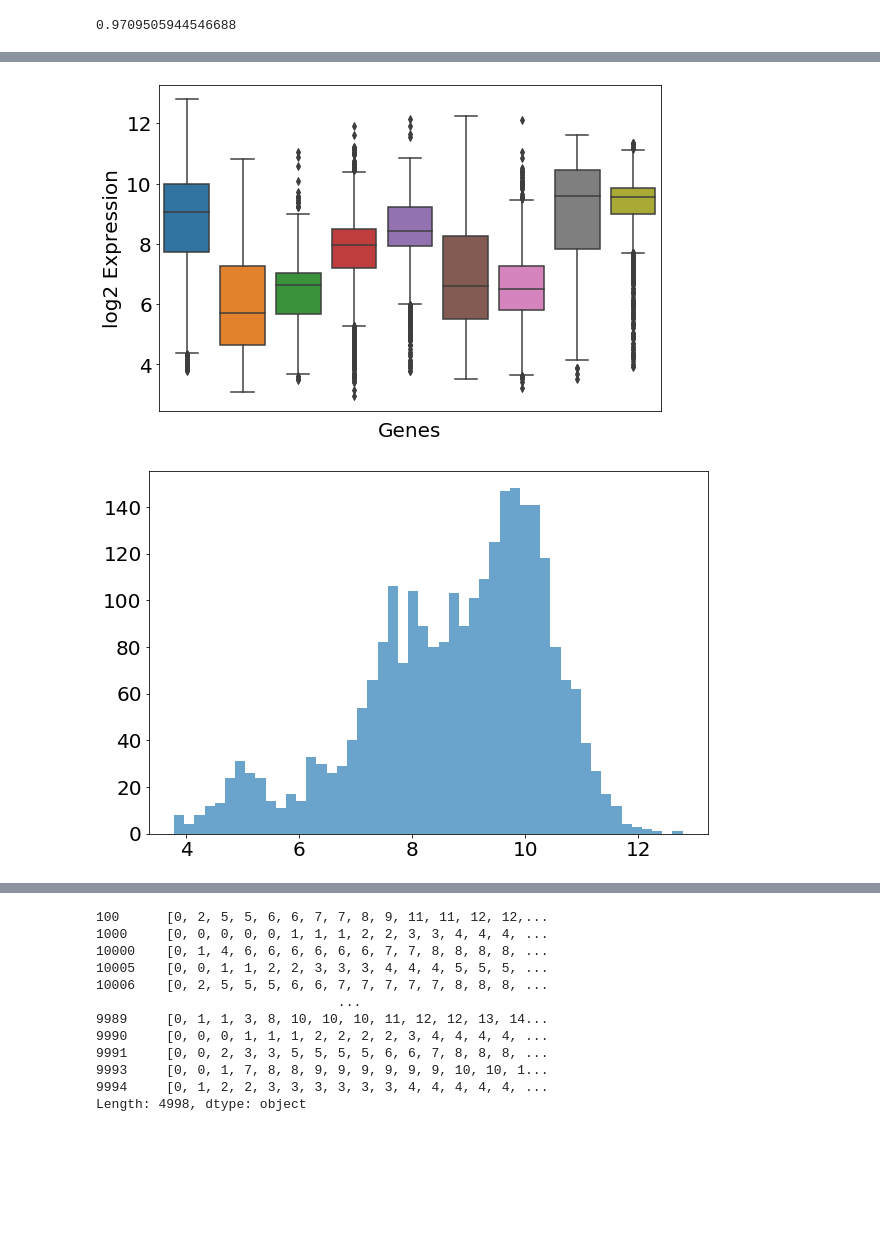
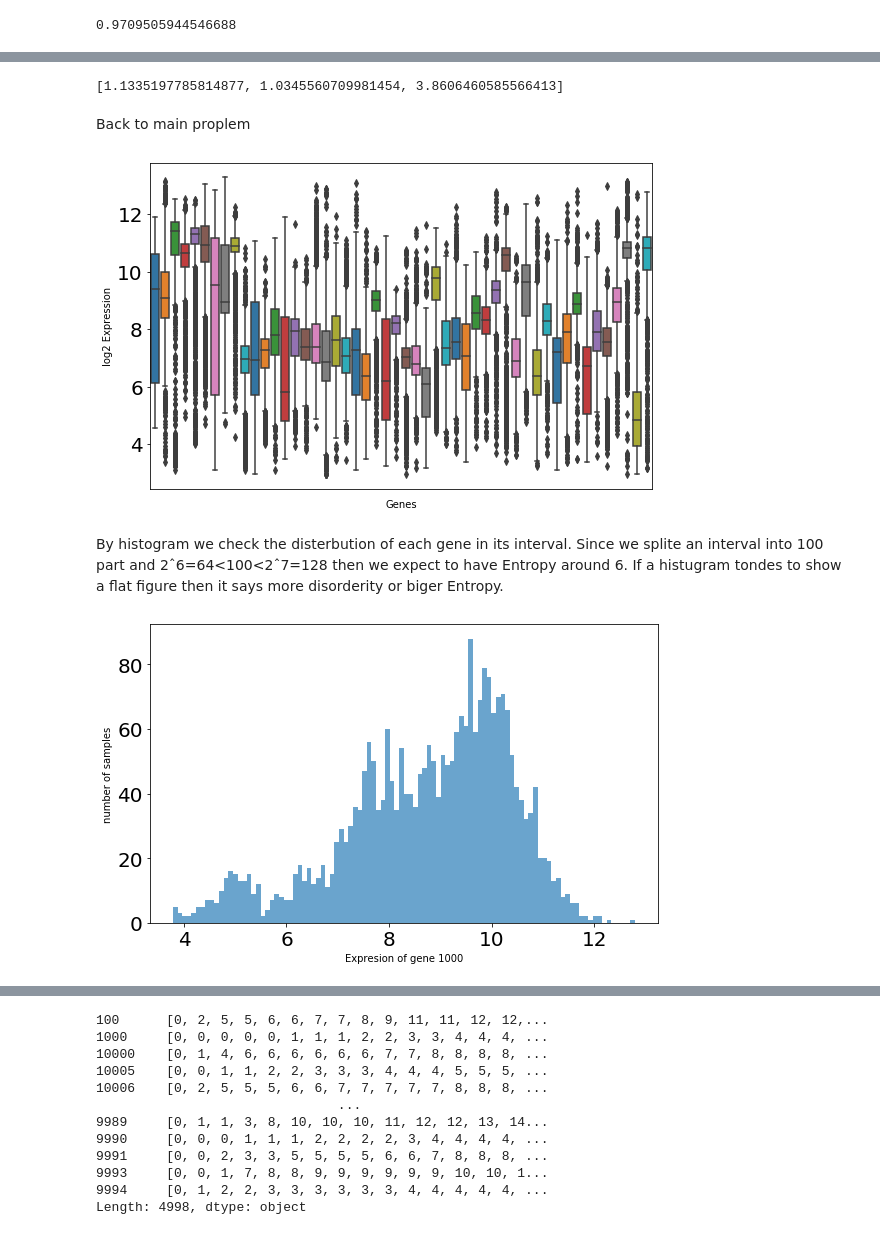
Before and after one commit to farhad-zare/Endo-Gene-, a Jupyter notebook: TSNE& Umap/dimensionality_reduction_analysis.ipynb, the cells around one changed output, grey strips where cells are left out. Saved outputs shown, nothing was run; the diff lists cells and outputs as text; code cells hidden in the pictures; blank space fills up the shorter version.

Commit message:
Entropy with example

```diff
--- a/TSNE& Umap/dimensionality_reduction_analysis.ipynb
+++ b/TSNE& Umap/dimensionality_reduction_analysis.ipynb
@@ -468,9 +568,15 @@ Entropy(pandas.Series(A_List_For_Test2).value_counts())
+# %%
+[Entropy(pandas.Series(chunks1(a,20)).value_counts()),Entropy(pandas.Series(chunks1(b,20)).value_counts()),Entropy(pandas.Series(chunks1(c,20)).value_counts())]
+# %% [output]
+[1.1335197785814877, 1.0345560709981454, 3.8606460585566413]
+# %% [markdown]
+Back to main proplem
 # %%
 matplotlib.pyplot.figure(figsize=(9, 6))
-g = seaborn.boxplot(data=expression_qn.T.iloc[:, 1:10], palette='tab10')
+g = seaborn.boxplot(data=expression_qn.T.iloc[:, 600:650], palette='tab10')
 g.set(xticklabels=[])
 g.tick_params(bottom=False)
 g.set(xlabel='Genes', ylabel='log2 Expression')
 matplotlib.pyplot.show()
 # %% [output]
-[figure, old version]
+[figure, new version]
@@ -479,7 +583,11 @@ matplotlib.pyplot.show()
+# %% [markdown]
+ By histogram we check the disterbution of each gene in its interval. Since we splite an interval into 100 part and 2ˆ6=64<100<2ˆ7=128 then we expect to have Entropy around 6. If a histugram tondes to show a flat figure then it says more disorderity or biger Entropy.
 # %%
-matplotlib.pyplot.figure(figsize=(9, 6))
-tempo = matplotlib.pyplot.hist(transpose_expression_qn.iloc[:,1], bins=50, density=False, alpha=2/3)
+matplotlib.pyplot.figure(figsize=(8, 5))
+tempo = matplotlib.pyplot.hist(transpose_expression_qn.iloc[:,1], bins=100, density=False, alpha=2/3)
+matplotlib.pyplot.xlabel('Expresion of gene 1000')
+matplotlib.pyplot.ylabel('number of samples')
 matplotlib.pyplot.tight_layout()
 # %% [output]
-[figure, old version]
+[figure, new version]
 # %%
```
Also changed, not shown: parts of 54 cells of this notebook.
